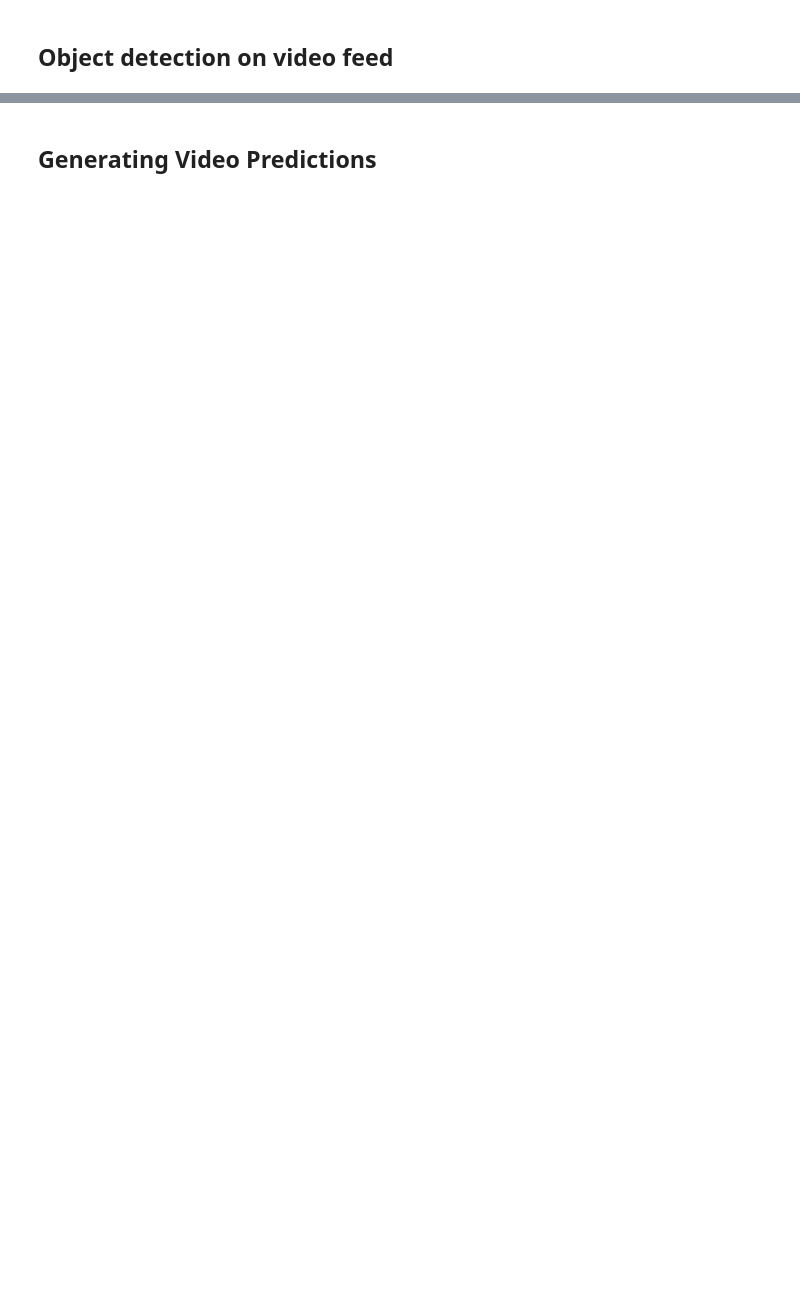
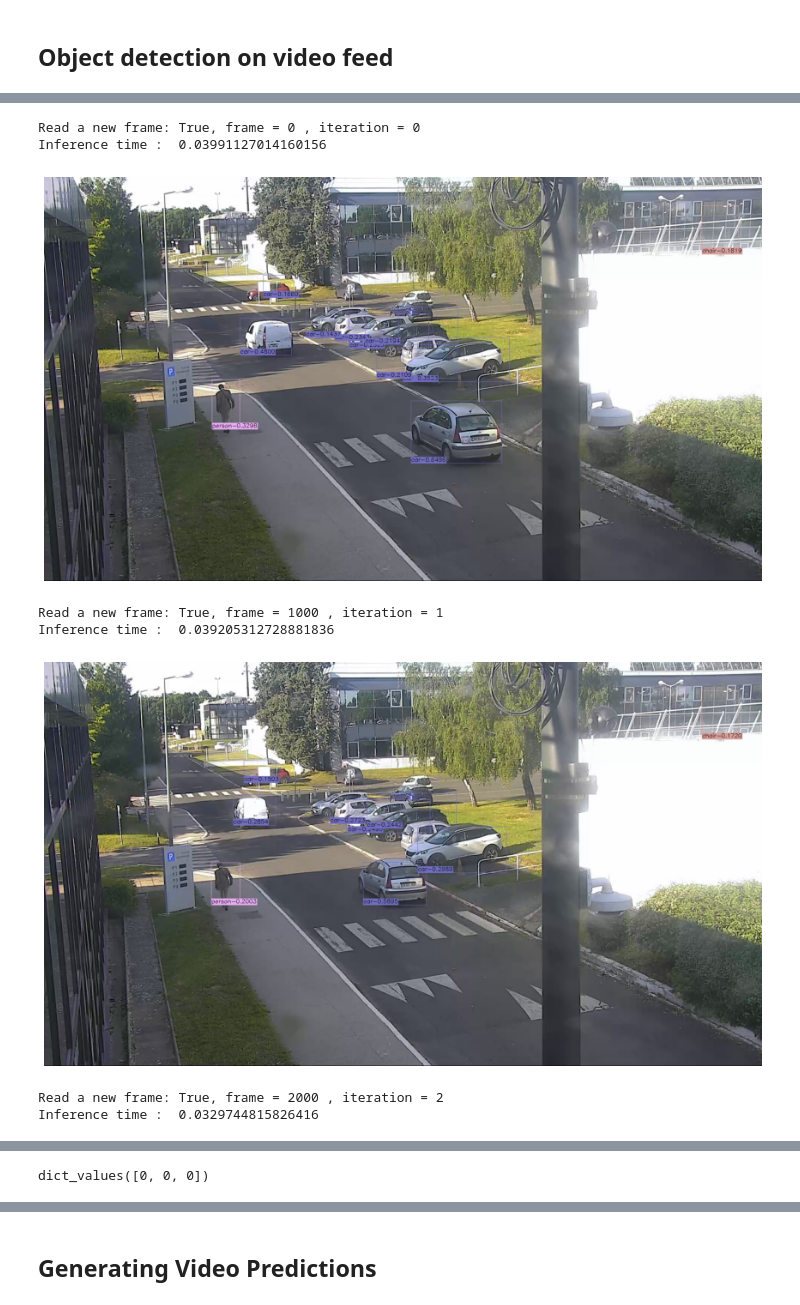
Before and after one commit to brenoskuk/BinaryCenterNet, a Jupyter notebook: video-inference.ipynb, the cells around one changed output, grey strips where cells are left out. Cells and saved outputs as stored; diff of their text form; code cells hidden in the pictures; blank space fills up the shorter version.

```diff
--- a/video-inference.ipynb
+++ b/video-inference.ipynb
@@ -476,0 +524,11 @@ Read a new frame:  True
+# %%
+preds0 = video_od(prediction_model, filepath, max_it = 3, plot_img = True, figsize = (15,15), speed = 1000)
+# %% [output]
+Read a new frame: True, frame = 0 , iteration = 0
+Inference time :  0.03991127014160156
+[figure, added]
+Read a new frame: True, frame = 1000 , iteration = 1
+Inference time :  0.039205312728881836
+[figure, added]
+Read a new frame: True, frame = 2000 , iteration = 2
+Inference time :  0.0329744815826416
@@ -476,0 +540,4 @@ Read a new frame:  True
+# %%
+aaa.values()
+# %% [output]
+dict_values([0, 0, 0])
```
Also changed, not shown: parts of 31 cells of this notebook.
